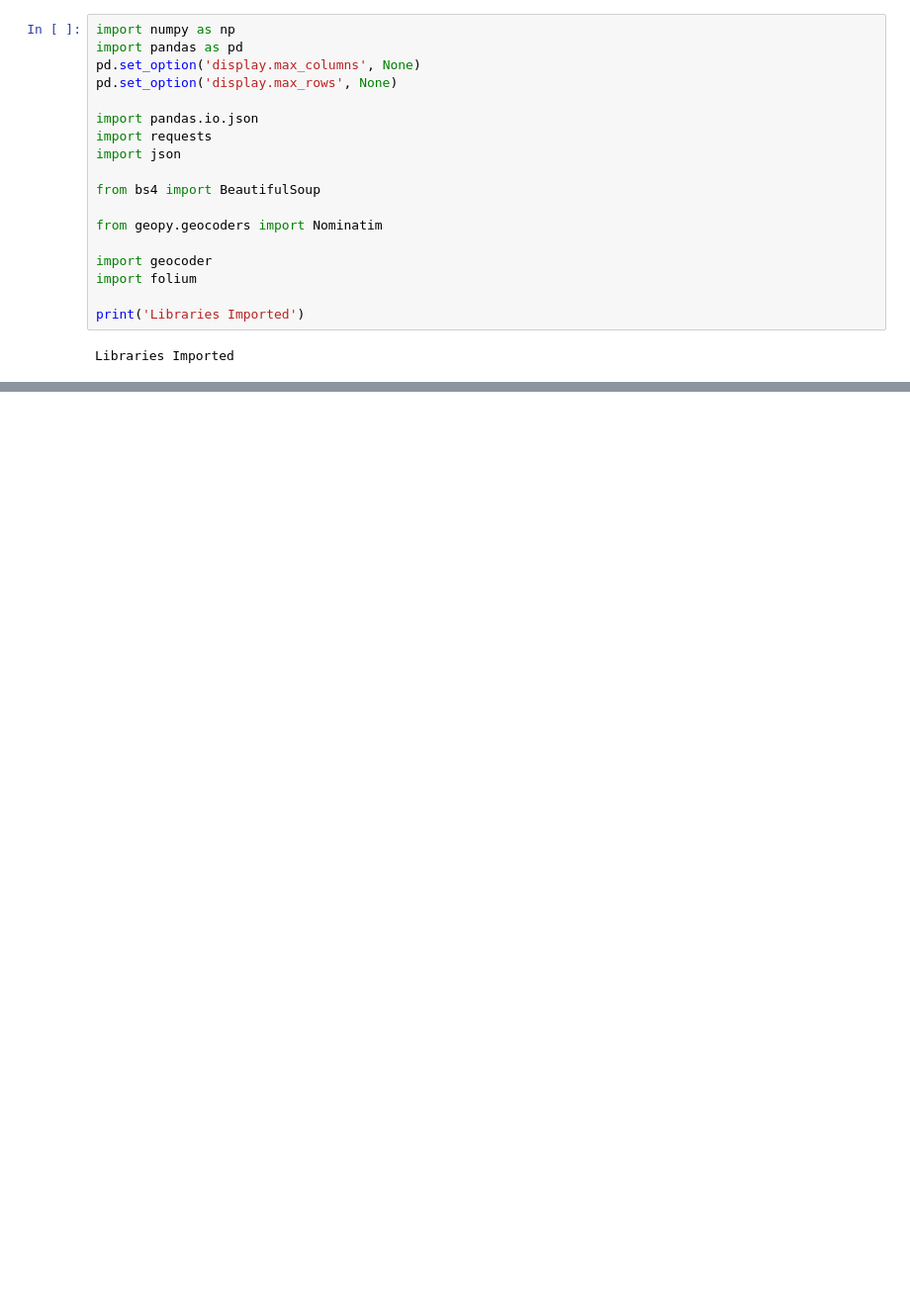
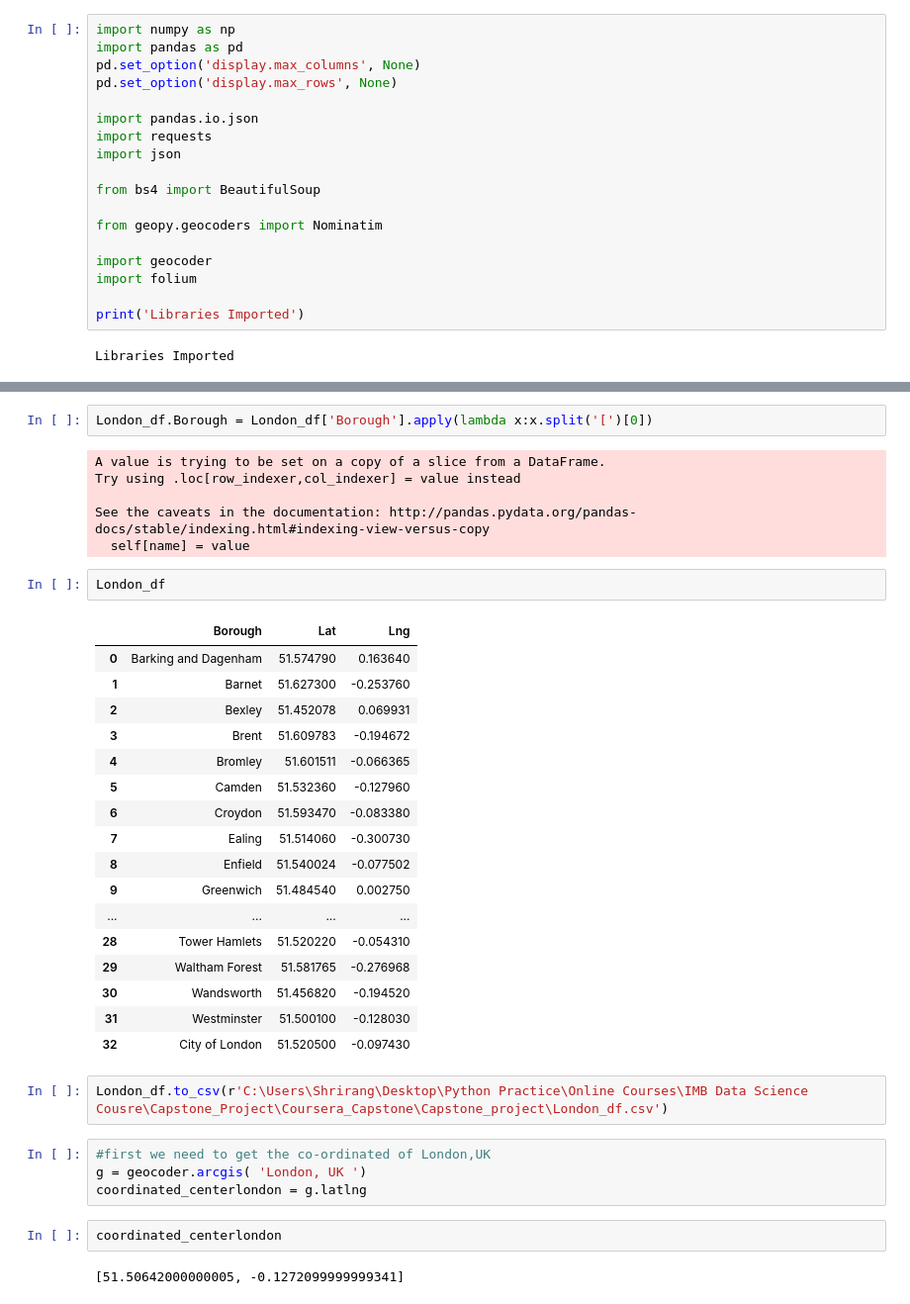
Before and after one commit to shrirangdixit/Coursera_Capstone, a Jupyter notebook: Capstone_project/Capstone_Project-The_Optimal_Locations_for_Indian_Restaurent.ipynb, the cells around one changed output, grey strips where cells are left out. Shown: that part at 99% size. Saved outputs shown, nothing was run; the diff lists cells and outputs as text; blank space fills up the shorter version.

```diff
--- a/Capstone_project/Capstone_Project-The_Optimal_Locations_for_Indian_Restaurent.ipynb
+++ b/Capstone_project/Capstone_Project-The_Optimal_Locations_for_Indian_Restaurent.ipynb
@@ -152,0 +149,38 @@ map_la
+# %%
+London_df.Borough = London_df['Borough'].apply(lambda x:x.split('[')[0])
+# %% [output]
+A value is trying to be set on a copy of a slice from a DataFrame.
+Try using .loc[row_indexer,col_indexer] = value instead
+
+See the caveats in the documentation: http://pandas.pydata.org/pandas-docs/stable/indexing.html#indexing-view-versus-copy
+  self[name] = value
+# %%
+London_df
+# %% [output]
+|  | Borough | Lat | Lng |
+| 0 | Barking and Dagenham | 51.574790 | 0.163640 |
+| 1 | Barnet | 51.627300 | -0.253760 |
+| 2 | Bexley | 51.452078 | 0.069931 |
+| 3 | Brent | 51.609783 | -0.194672 |
+| 4 | Bromley | 51.601511 | -0.066365 |
+| 5 | Camden | 51.532360 | -0.127960 |
+| 6 | Croydon | 51.593470 | -0.083380 |
+| 7 | Ealing | 51.514060 | -0.300730 |
+| 8 | Enfield | 51.540024 | -0.077502 |
+| 9 | Greenwich | 51.484540 | 0.002750 |
+| ... | ... | ... | ... |
+| 28 | Tower Hamlets | 51.520220 | -0.054310 |
+| 29 | Waltham Forest | 51.581765 | -0.276968 |
+| 30 | Wandsworth | 51.456820 | -0.194520 |
+| 31 | Westminster | 51.500100 | -0.128030 |
+| 32 | City of London | 51.520500 | -0.097430 |
+# %%
+London_df.to_csv(r'C:\Users\Shrirang\Desktop\Python Practice\Online Courses\IMB Data Science Cousre\Capstone_Project\Coursera_Capstone\Capstone_project\London_df.csv')
+# %%
+#first we need to get the co-ordinated of London,UK
+g = geocoder.arcgis( 'London, UK ')
+coordinated_centerlondon = g.latlng
+# %%
+coordinated_centerlondon
+# %% [output]
+[51.50642000000005, -0.1272099999999341]
```
Also changed, not shown: parts of 38 cells of this notebook, 1 other file.
